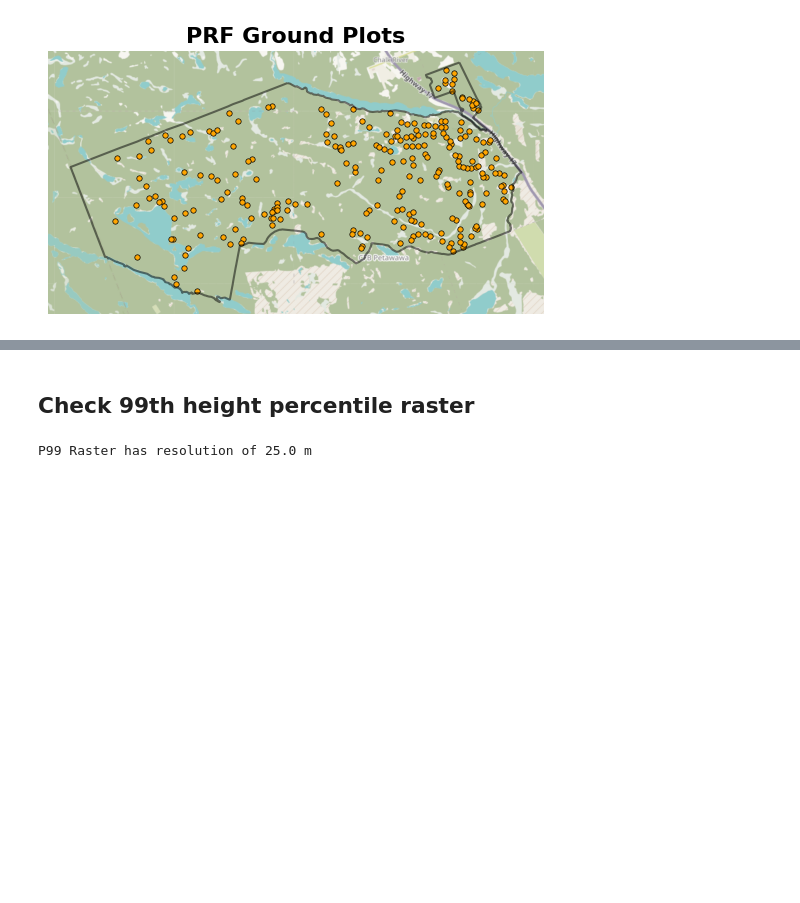
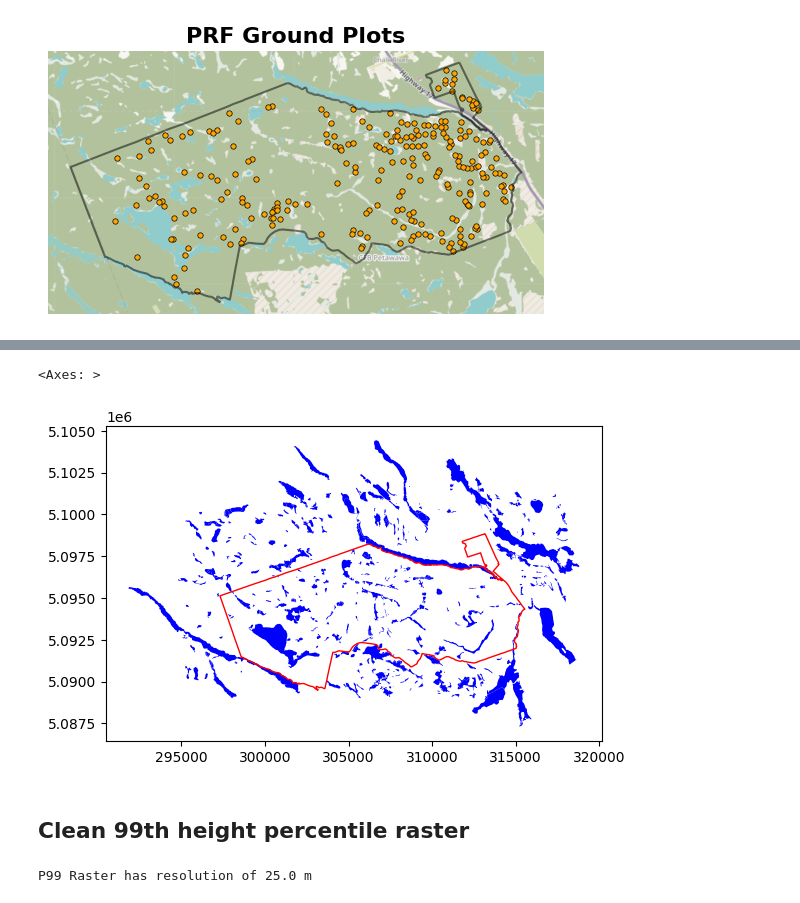
Before and after one commit to subornaa/Data-Analytics-Tutorials, a Jupyter notebook: preprocessing.ipynb, the cells around one changed output, grey strips where cells are left out. Cells and saved outputs as stored; diff of their text form; code cells hidden in the pictures; blank space fills up the shorter version.

Commit message:
add water polygon data to PRF

```diff
--- a/preprocessing.ipynb
+++ b/preprocessing.ipynb
@@ -265,0 +270,9 @@ Text(0.5, 1.0, 'PRF Ground Plots')
+# %%
+water_fpath = r"data/PRF_WAM/prf_waterpolygons.shp"
+
+water_gdf = gpd.read_file(water_fpath)[['DESCR', 'LABEL', 'geometry']].\
+    rename(columns={'DESCR': 'type', 'LABEL': 'name'})
+
+water_gdf.insert(0, 'id', range(1, len(water_gdf) + 1))
+
+water_gdf
@@ -266,5 +293,11 @@ Text(0.5, 1.0, 'PRF Ground Plots')
+# %%
+ax = water_gdf.plot(color='blue')
+boundary_gdf.plot(ax=ax, facecolor='none',edgecolor='red')
+# %% [output]
+<Axes: >
+[figure, added]
 # %% [markdown]
-## Check 99th height percentile raster
+## Clean 99th height percentile raster
 # %%
 p99_fpath = r"data/SPL2018_EFI_predictors/PRF_AR_FPC_p99_T0_M_wgs84.tif"
 
```
Also changed, not shown: parts of 9 cells of this notebook.
